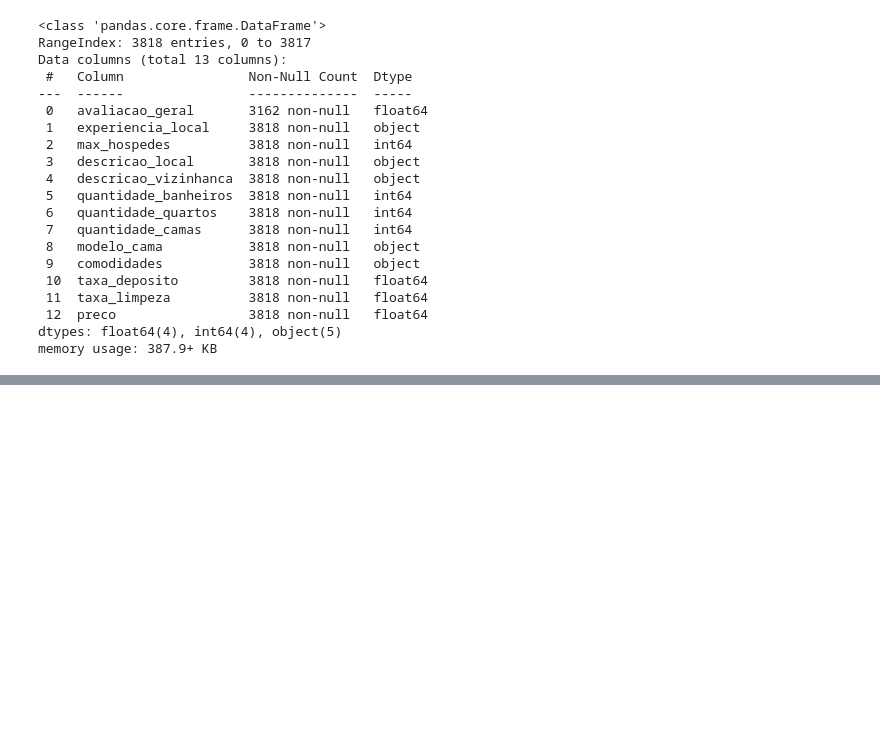
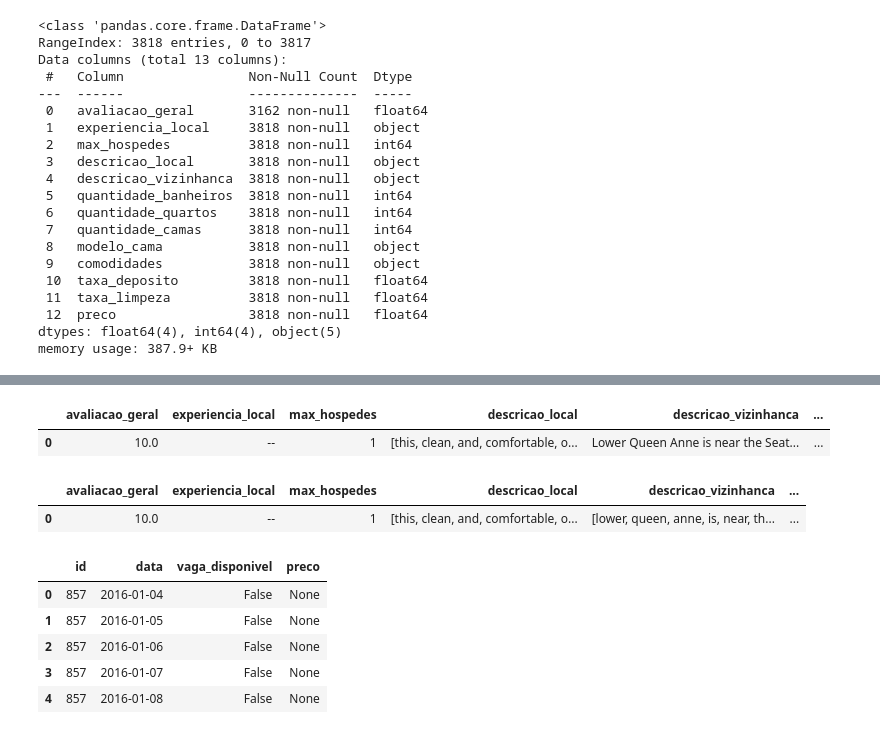
Before and after one commit to VinicMello/bootcamp_data, a Jupyter notebook: main.ipynb, the cells around one changed output, grey strips where cells are left out. Cells and saved outputs as stored; diff of their text form; code cells hidden in the pictures; blank space fills up the shorter version.

```diff
--- a/main.ipynb
+++ b/main.ipynb
@@ -154,0 +238,32 @@ memory usage: 387.9+ KB
+# %%
+# Separa a string da coluna 'comodidades' em listas usando vírgula como delimitador
+df['comodidades'] = df['comodidades'].str.split(',')
+df.head(1)
+# %% [output]
+|  | avaliacao_geral | experiencia_local | max_hospedes | descricao_local | descricao_vizinhanca | ... |
+| 0 | 10.0 | -- | 1 | [this, clean, and, comfortable, o... | Lower Queen Anne is near the Seat... | ... |
+# %%
+# Converte texto da coluna 'descricao_vizinhanca' para minúsculas
+df['descricao_vizinhanca'] = df['descricao_vizinhanca'].str.lower()
+
+# Remove caracteres especiais e hífens isolados da coluna
+df['descricao_vizinhanca'] = df['descricao_vizinhanca'].str.replace('[^a-zA-Z0-9\-\']', ' ', regex=True)
+df['descricao_vizinhanca'] = df['descricao_vizinhanca'].str.replace('(?<!\w)-(?!\w)', '', regex=True)
+
+# Tokeniza o texto, transformando em lista de palavras
+df['descricao_vizinhanca'] = df['descricao_vizinhanca'].str.split()
+df.head(1)
+# %% [output]
+|  | avaliacao_geral | experiencia_local | max_hospedes | descricao_local | descricao_vizinhanca | ... |
+| 0 | 10.0 | -- | 1 | [this, clean, and, comfortable, o... | [lower, queen, anne, is, near, th... | ... |
+# %%
+# Dados de móveis disponíveis
+df_moveis_disponiveis = pd.read_json(os.path.join(data, 'dados_moveis_disponiveis.json'))
+df_moveis_disponiveis.head(5)
+# %% [output]
+|  | id | data | vaga_disponivel | preco |
+| 0 | 857 | 2016-01-04 | False | None |
+| 1 | 857 | 2016-01-05 | False | None |
+| 2 | 857 | 2016-01-06 | False | None |
+| 3 | 857 | 2016-01-07 | False | None |
+| 4 | 857 | 2016-01-08 | False | None |
```
Also changed, not shown: parts of 19 cells of this notebook, 5 other files.
